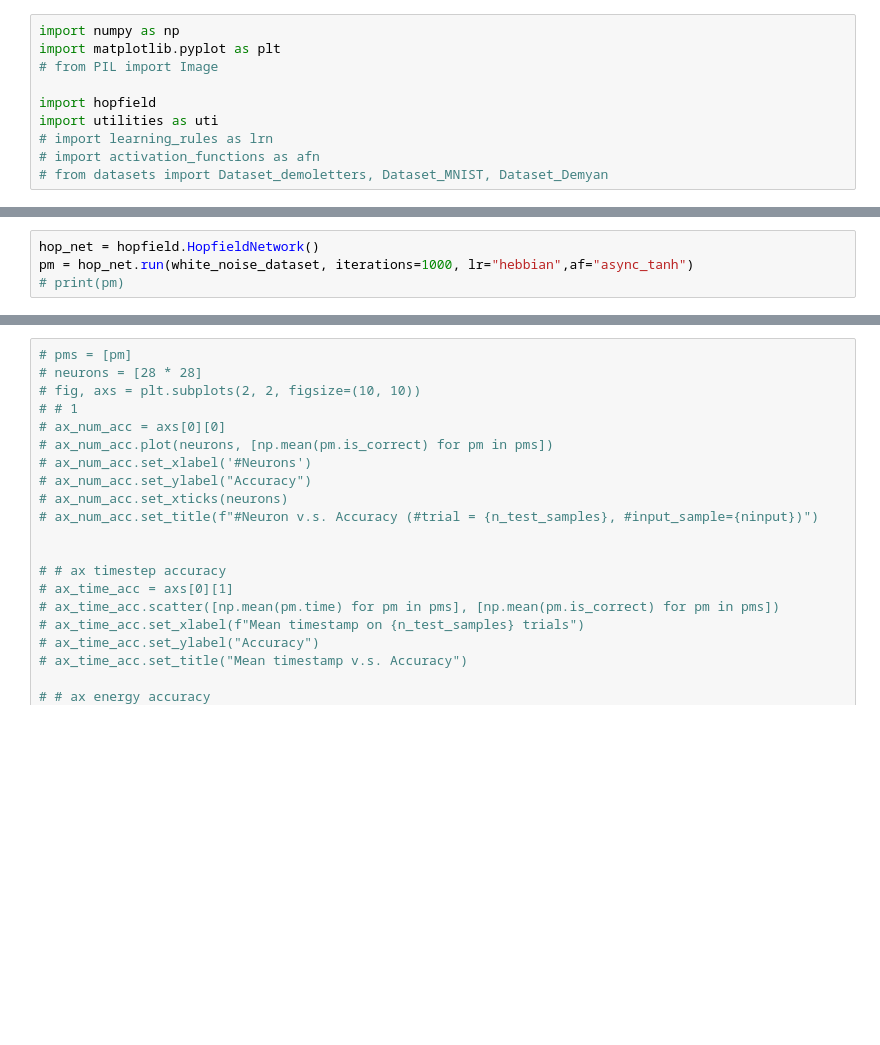
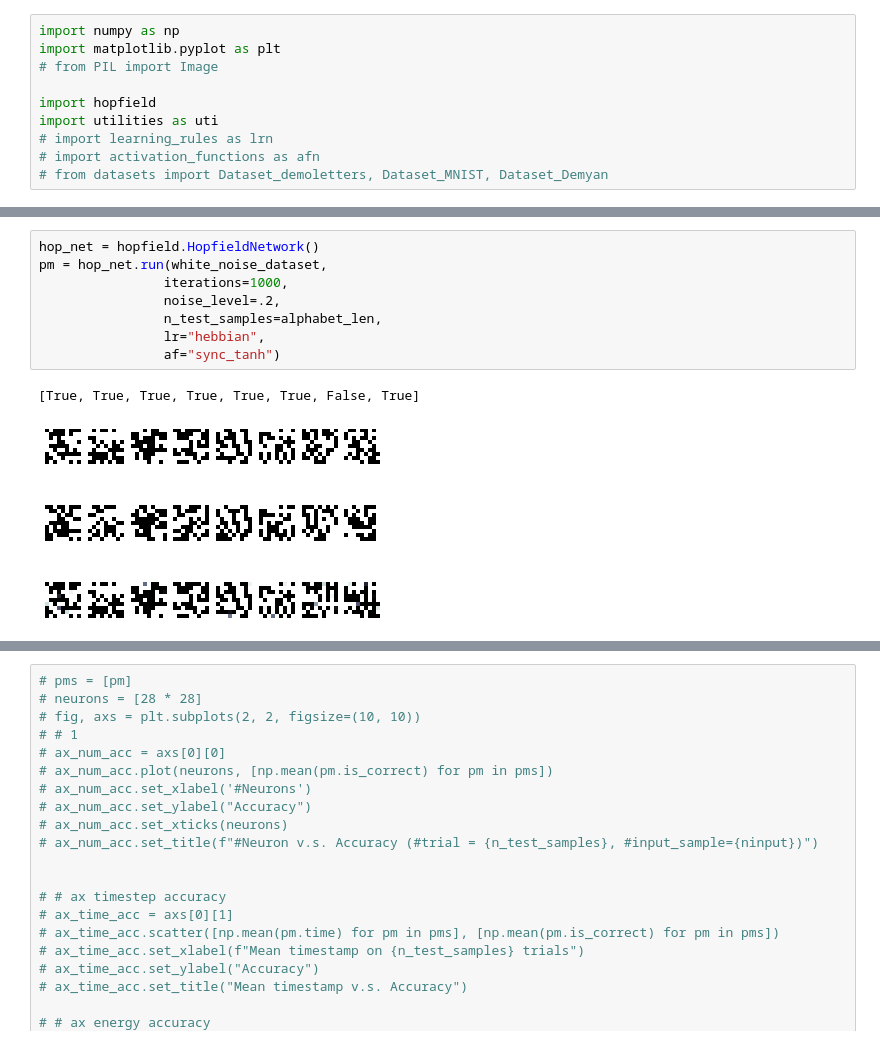
Before and after one commit to doomgutt/NMA-CN-2022-Project--Group-A---Attractor-Networks, a Jupyter notebook: v2 - noise.ipynb, the cells around one changed output, grey strips where cells are left out. Saved outputs shown, nothing was run; the diff lists cells and outputs as text; blank space fills up the shorter version.

```diff
--- a/v2 - noise.ipynb
+++ b/v2 - noise.ipynb
@@ -25,7 +29,14 @@ for i in range(alphabet_len):
 # %%
 hop_net = hopfield.HopfieldNetwork()
-pm = hop_net.run(white_noise_dataset, iterations=1000, lr="hebbian",af="async_tanh")
-# print(pm)
+pm = hop_net.run(white_noise_dataset,
+                iterations=1000,
+                noise_level=.2,
+                n_test_samples=alphabet_len,
+                lr="hebbian",
+                af="sync_tanh")
+# %% [output]
+[True, True, True, True, True, True, False, True]
+[figure, added]
 # %%
 fig, axs = plt.subplots(1, 1, figsize=(10, 10))
 
```
Also changed, not shown: parts of 2 cells of this notebook, 5 other files.
